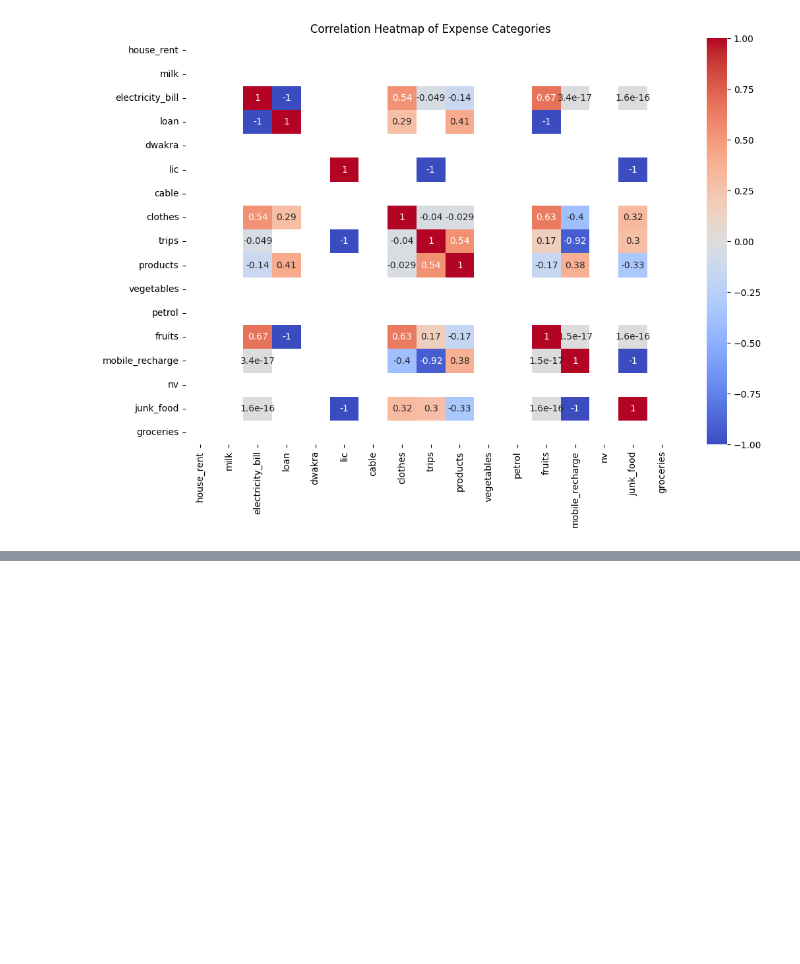
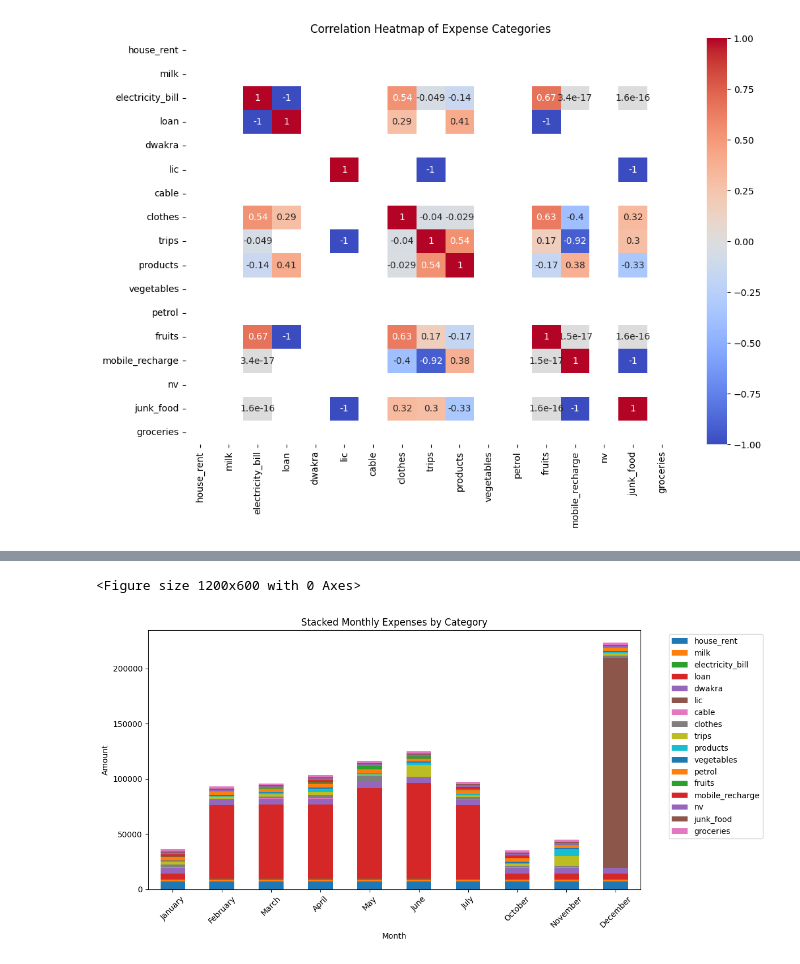
Before and after one commit to RishithaPopuri8/CODSOFT, a Jupyter notebook: chapter_appendix-tools-for-deep-learning/jupyter.ipynb, the cells around one changed output, grey strips where cells are left out. Saved outputs shown, nothing was run; the diff lists cells and outputs as text; code cells hidden in the pictures; blank space fills up the shorter version.

```diff
--- a/chapter_appendix-tools-for-deep-learning/jupyter.ipynb
+++ b/chapter_appendix-tools-for-deep-learning/jupyter.ipynb
@@ -143,0 +155,16 @@ plt.show()
+# %%
+# Group by month and sum expenses
+monthly_expenses = df.groupby('month')[expense_columns].sum()
+
+plt.figure(figsize=(12, 6))
+monthly_expenses.plot(kind='bar', stacked=True, figsize=(12,6))
+plt.title('Stacked Monthly Expenses by Category')
+plt.xlabel('Month')
+plt.ylabel('Amount')
+plt.xticks(rotation=45)
+plt.legend(bbox_to_anchor=(1.05, 1), loc='upper left')
+plt.tight_layout()
+plt.show()
+# %% [output]
+<Figure size 1200x600 with 0 Axes>
+[figure, added]
```
Also changed, not shown: parts of 5 cells of this notebook.
